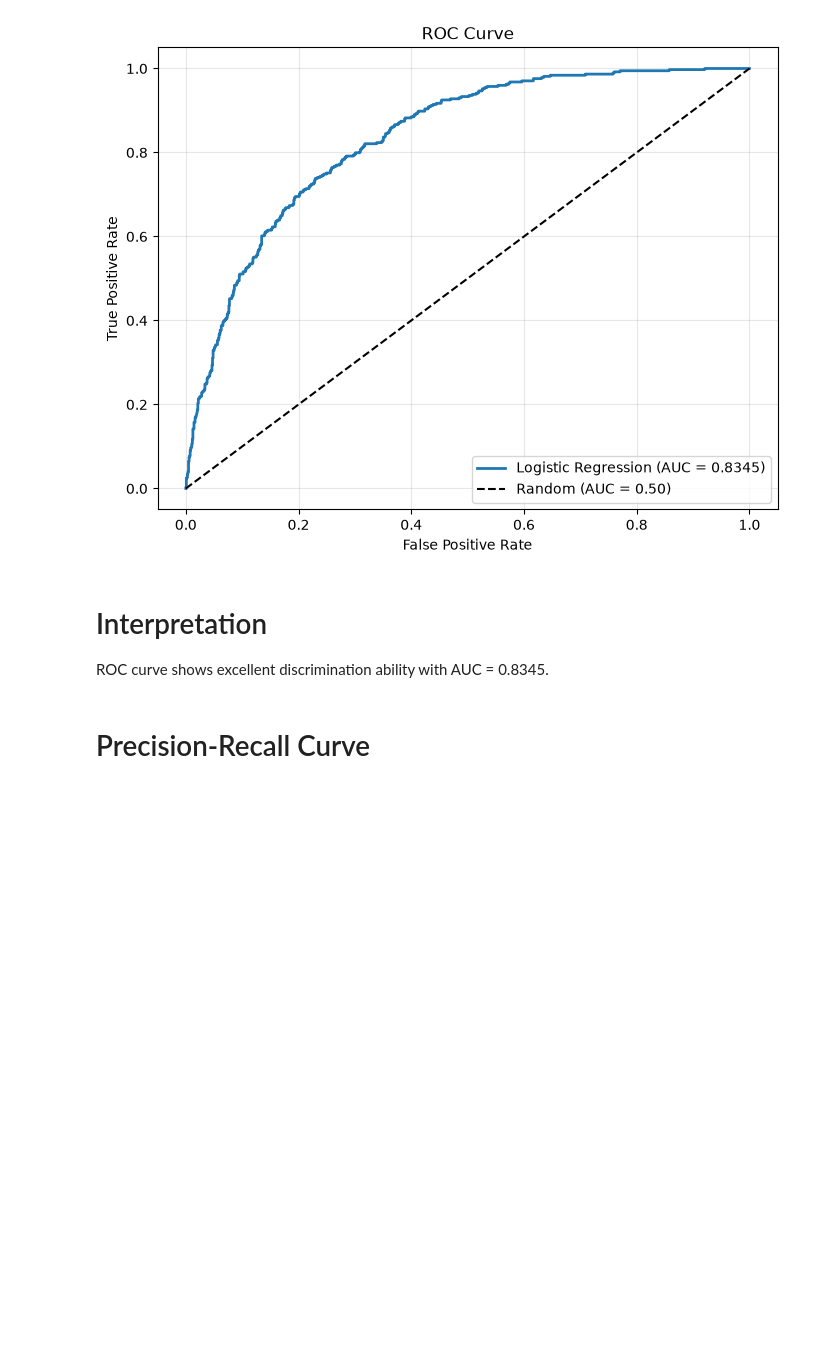
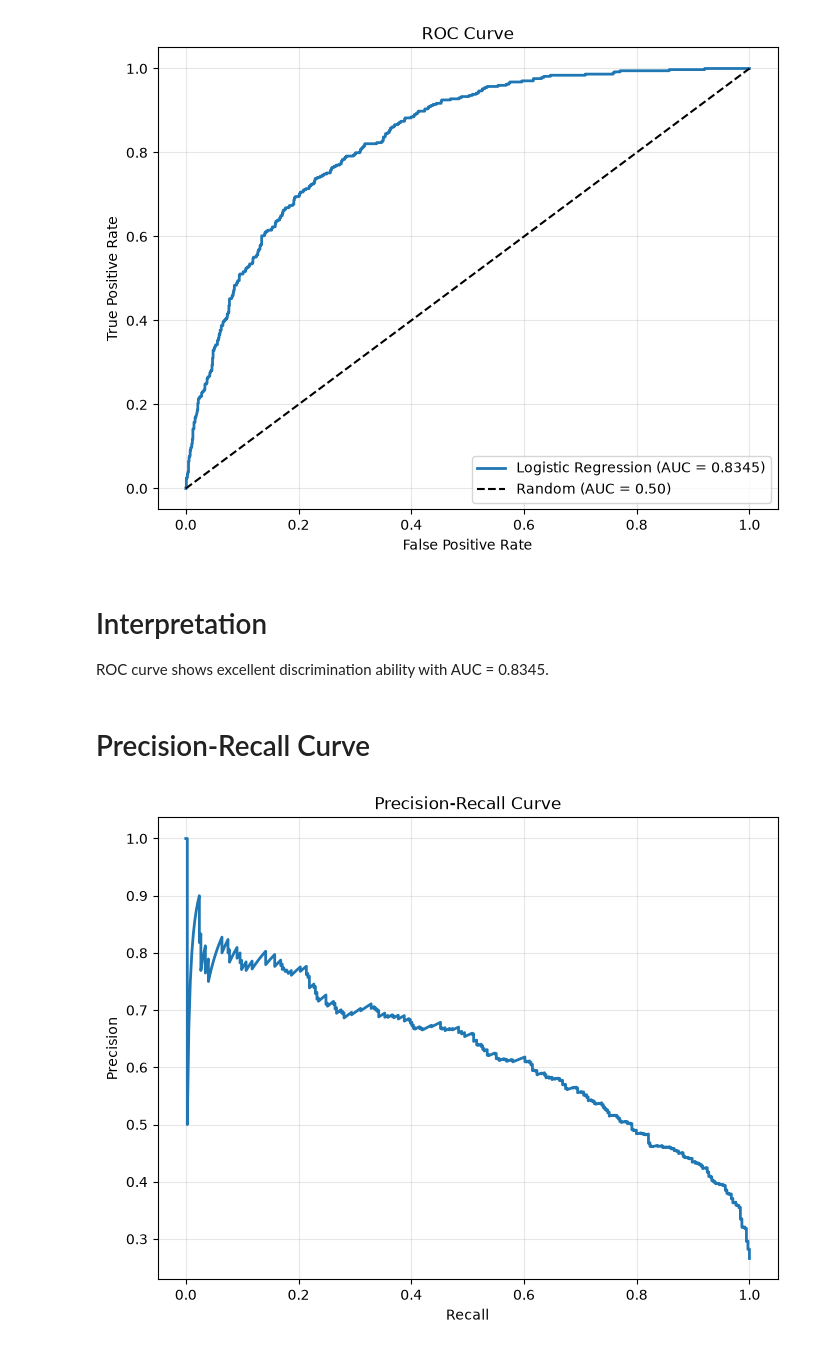
Before and after one commit to SanghviNishank/Customer-Churn-Prediction, a Jupyter notebook: CustomerFinal.ipynb, the cells around one changed output. Drawn from its saved outputs; the diff is of its cells as text; code cells hidden in the pictures; blank space fills up the shorter version.

```diff
--- a/CustomerFinal.ipynb
+++ b/CustomerFinal.ipynb
@@ -1777,3 +1778,15 @@ plt.show()
 ROC curve shows excellent discrimination ability with AUC = 0.8345.
 # %% [markdown]
 # Precision-Recall Curve
+# %%
+precision_vals, recall_vals, pr_thresholds = precision_recall_curve(y_test, y_prob_final)
+
+fig, ax = plt.subplots(figsize=(8, 6))
+ax.plot(recall_vals, precision_vals, linewidth=2)
+ax.set_xlabel('Recall')
+ax.set_ylabel('Precision')
+ax.set_title('Precision-Recall Curve')
+ax.grid(True, alpha=0.3)
+plt.show()
+# %% [output]
+[figure, added]
```
Also changed, not shown: parts of 42 cells of this notebook.
